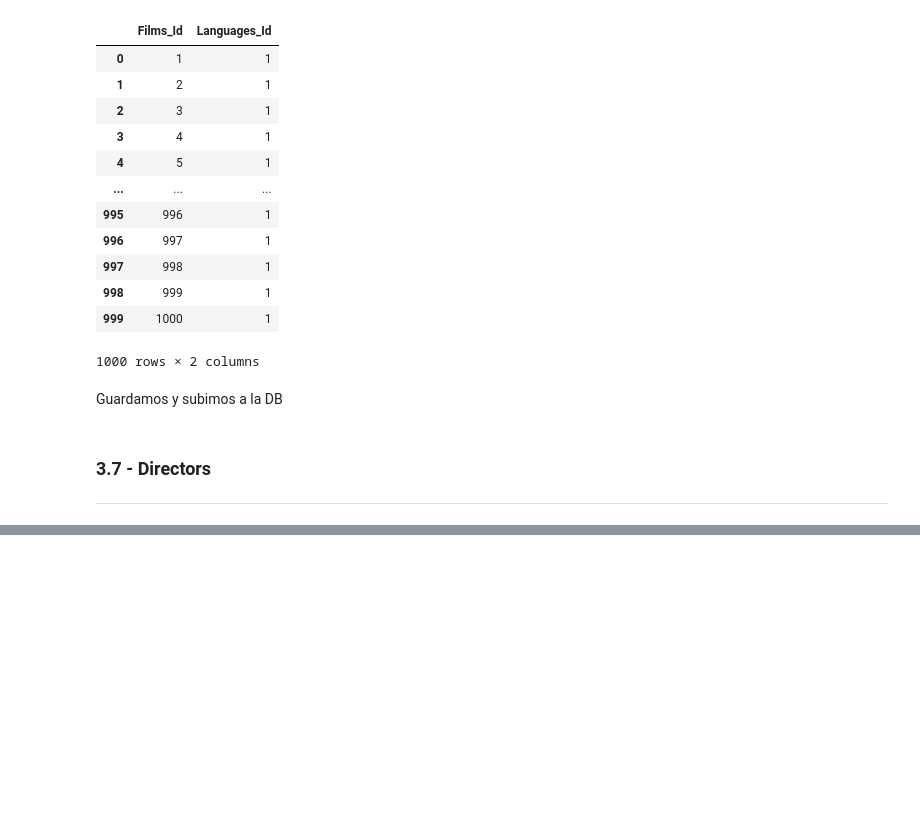
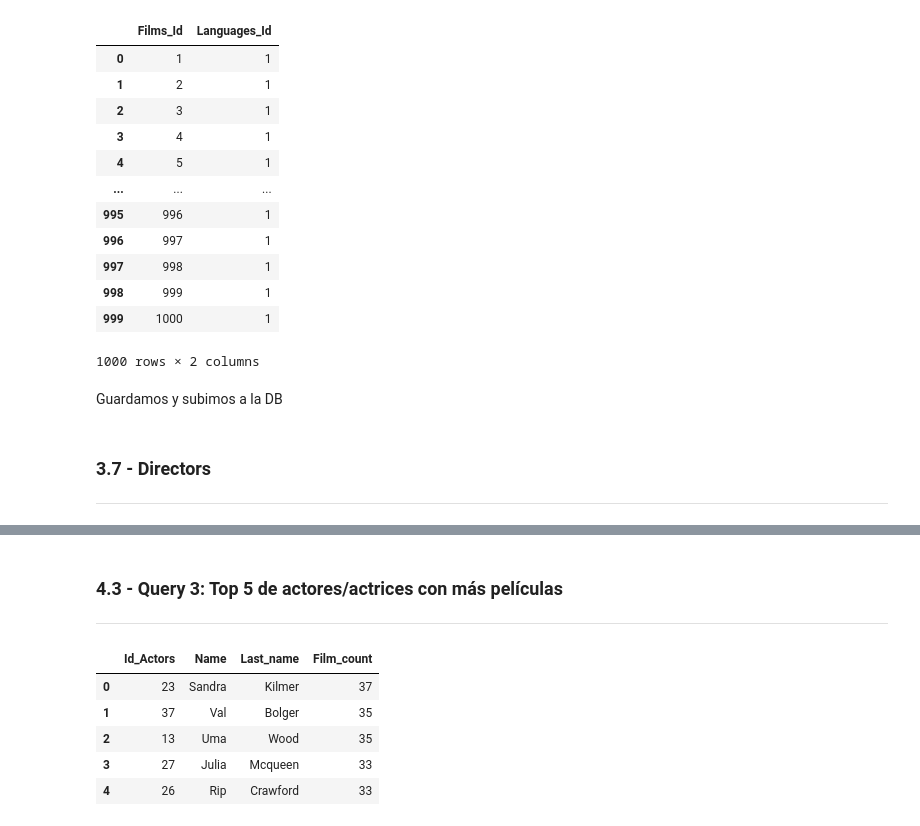
Before and after one commit to gusavato/2_IRONHACK_MySQL, a Jupyter notebook: jupyter/Clean_and_upload.ipynb, the cells around one changed output, grey strips where cells are left out. Cells and saved outputs as stored; diff of their text form; code cells hidden in the pictures; blank space fills up the shorter version.

```diff
--- a/jupyter/Clean.ipynb
+++ b/jupyter/Clean_and_upload.ipynb
@@ -1012,0 +1069,29 @@ La tabla Directors se ha creado al inicializar la DB vacía. Nosotros la vamos a
+# %% [markdown]
+### 4.3 - Query 3: Top 5 de actores/actrices con más películas <a name="q3"/>
+***
+# %%
+query = """ select 	A.Id_Actors,
+		A.Name,
+        A.Last_name,
+        count(F.Id_films) as Film_count
+		from films as F
+
+inner join actor_film as AF
+	on F.Id_Films = AF.Films_Id
+
+inner join actors as A
+	on AF.Actors_Id = A.Id_Actors
+
+group by A.Id_Actors, A.Name, A.Last_name
+order by Film_count desc
+limit 5
+"""
+
+pd.read_sql(query,cursor).head()
+# %% [output]
+|  | Id_Actors | Name | Last_name | Film_count |
+| 0 | 23 | Sandra | Kilmer | 37 |
+| 1 | 37 | Val | Bolger | 35 |
+| 2 | 13 | Uma | Wood | 35 |
+| 3 | 27 | Julia | Mcqueen | 33 |
+| 4 | 26 | Rip | Crawford | 33 |
```
Also changed, not shown: parts of 25 cells of this notebook, 1 other file.
